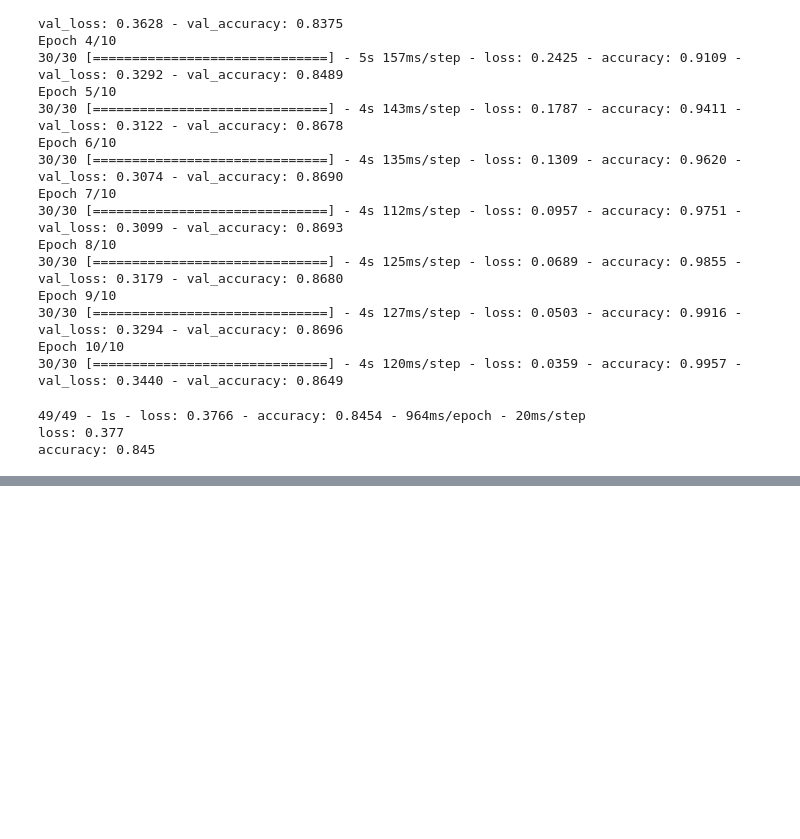
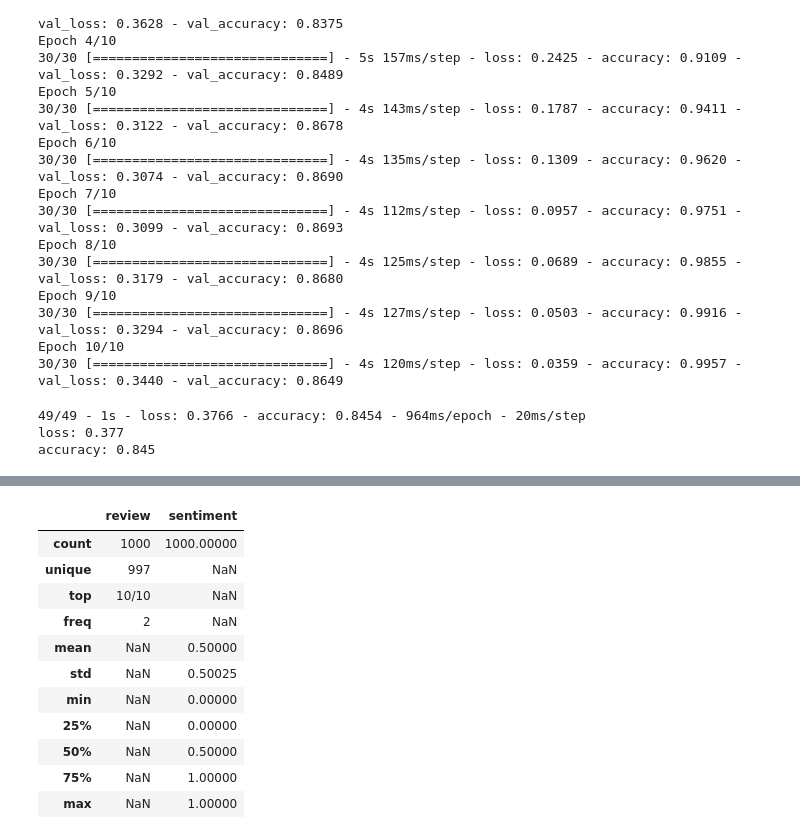
Before and after one commit to jtrawick/D213, a Jupyter notebook: Task2-Sentiment_Analysis_Using_Neural_Networks/task2_wip.ipynb, the cells around one changed output, grey strips where cells are left out. Drawn from its saved outputs; the diff is of its cells as text; code cells hidden in the pictures; blank space fills up the shorter version.

```diff
--- a/Task2-Sentiment_Analysis_Using_Neural_Networks/task2_wip.ipynb
+++ b/Task2-Sentiment_Analysis_Using_Neural_Networks/task2_wip.ipynb
@@ -167,0 +198,15 @@ accuracy: 0.845
+# %%
+df.describe(include='all')
+# %% [output]
+|  | review | sentiment |
+| count | 1000 | 1000.00000 |
+| unique | 997 | NaN |
+| top | 10/10 | NaN |
+| freq | 2 | NaN |
+| mean | NaN | 0.50000 |
+| std | NaN | 0.50025 |
+| min | NaN | 0.00000 |
+| 25% | NaN | 0.00000 |
+| 50% | NaN | 0.50000 |
+| 75% | NaN | 1.00000 |
+| max | NaN | 1.00000 |
```
Also changed, not shown: parts of 10 cells of this notebook.
